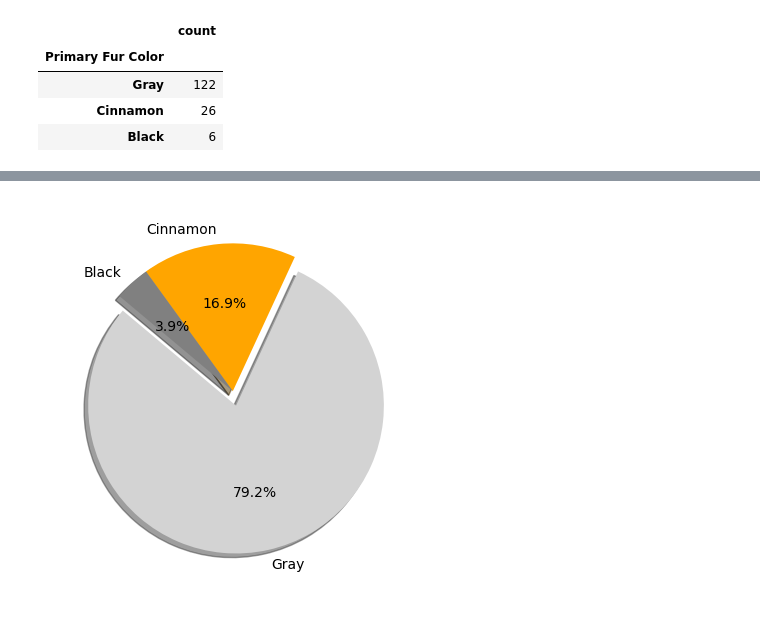
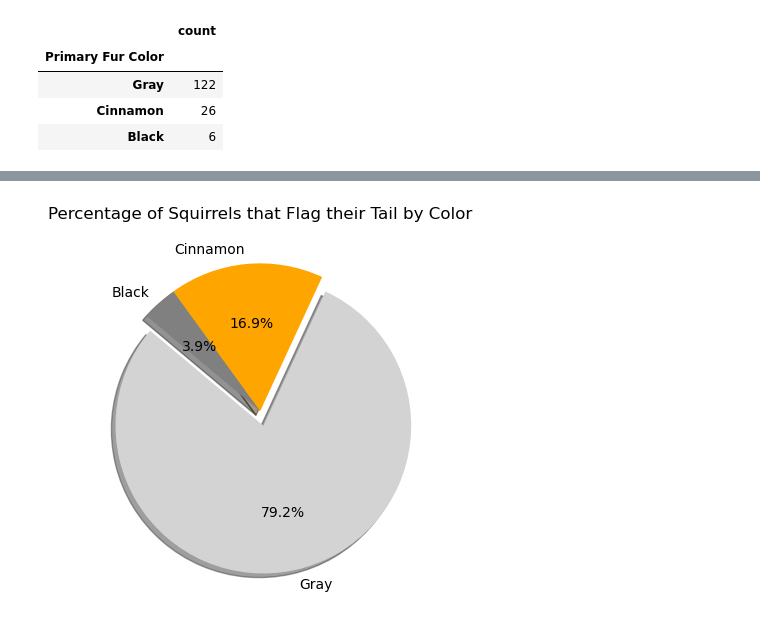
Before and after one commit to brown016340/Project-1, a Jupyter notebook: SquirrelBehaviorGraphs.ipynb, the cells around one changed output, grey strips where cells are left out. Saved outputs shown, nothing was run; the diff lists cells and outputs as text; code cells hidden in the pictures.

```diff
--- a/SquirrelBehaviorGraphs.ipynb
+++ b/SquirrelBehaviorGraphs.ipynb
@@ -133,13 +164,14 @@ flags_df
 # %%
 # Lets make a pie chart for the ones that flagged, breaking it down by color
 labels = ["Gray", "Cinnamon", "Black"]
 sizes = flags_df["count"]
 colors = ["lightgray", "orange", "grey"]
 explode = (0.1, 0, 0)
 
 plt.pie(sizes, explode=explode, labels=labels, colors=colors,
         autopct="%1.1f%%", shadow=True, startangle=140)
+plt.title("Percentage of Squirrels that Flag their Tail by Color")
 
 plt.show()
 # %% [output]
-[figure, old version]
+[figure, new version]
```
Also changed, not shown: parts of 9 cells of this notebook.
